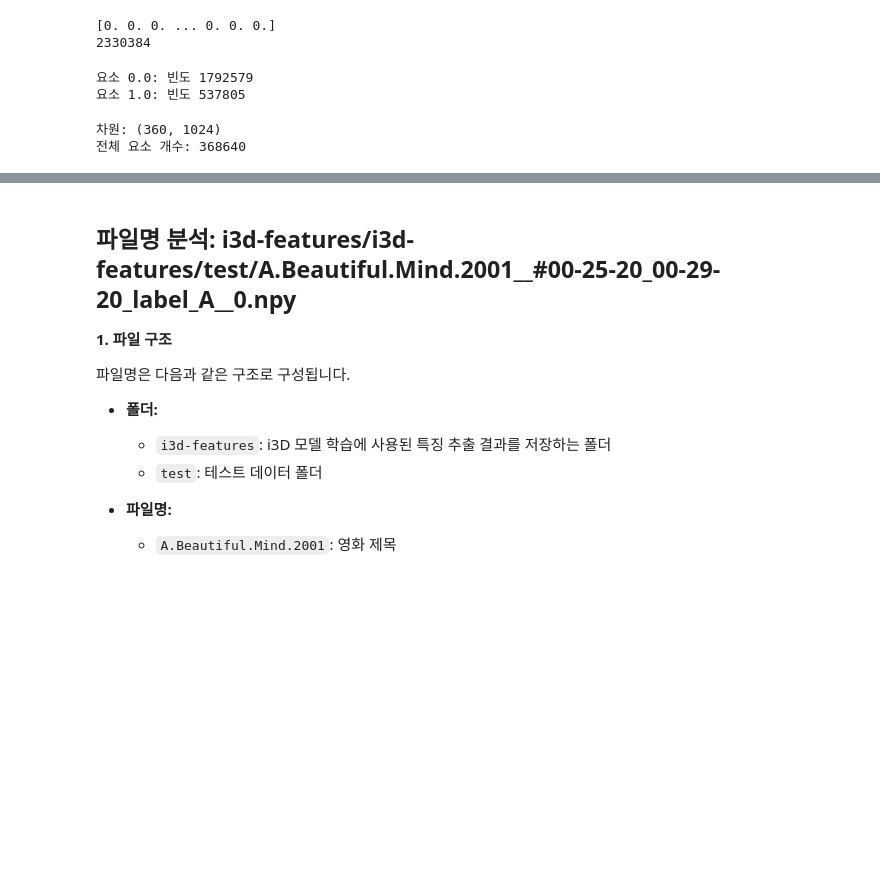
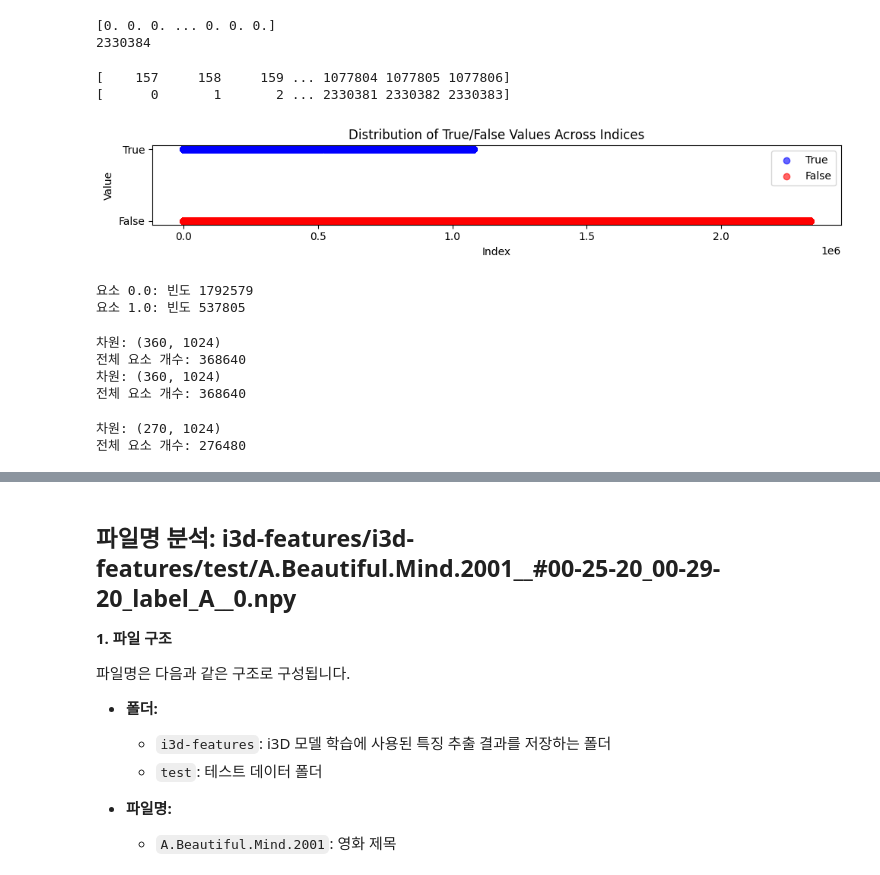
Before and after one commit to RealCVongE/BN-WVAD, a Jupyter notebook: EDA.ipynb, the cells around one changed output, grey strips where cells are left out. Saved outputs shown, nothing was run; the diff lists cells and outputs as text; code cells hidden in the pictures; blank space fills up the shorter version.

```diff
--- a/EDA.ipynb
+++ b/EDA.ipynb
@@ -61,6 +145,37 @@ print(len(data))
 # %% [output]
 [0. 0. 0. ... 0. 0. 0.]
 2330384
+# %%
+import numpy as np
+import matplotlib.pyplot as plt
+
+# .npy 파일 로드 (예시 데이터로 대체)
+data = np.load('frame_label/xd_gt.npy')
+
+# True와 False 값의 인덱스를 각각 찾기
+true_indices = np.where(data == 1.0)[0]
+false_indices = np.where(data == 0.0)[0]
+print(true_indices)
+print(false_indices)
+# 산점도를 이용해 True와 False 값 시각화
+plt.figure(figsize=(10, 2))  # 그래프 크기 설정
+plt.scatter(true_indices, np.ones_like(true_indices), color='blue', alpha=0.6, label='True')
+plt.scatter(false_indices, np.zeros_like(false_indices), color='red', alpha=0.6, label='False')
+
+# 레이블과 제목 추가
+plt.yticks([0, 1], ['False', 'True'])  # Y축에 True/False 레이블 지정
+plt.xlabel('Index')
+plt.ylabel('Value')
+plt.title('Distribution of True/False Values Across Indices')
+plt.legend()  # 범례 표시
+
+# 그래프 보여주기
+plt.tight_layout()  # 그래프 레이아웃 조정
+plt.show()
+# %% [output]
+[    157     158     159 ... 1077804 1077805 1077806]
+[      0       1       2 ... 2330381 2330382 2330383]
+[figure, added]
 # %%
 # Counter 객체 생성
 element_counts = Counter(data)
@@ -71,11 +186,43 @@ for element, count in element_counts.items():
 # %% [output]
 요소 0.0: 빈도 1792579
 요소 1.0: 빈도 537805
+# %%
+import numpy as np
+
+# .npy 파일의 경로를 지정합니다.
+file_path = 'i3d-features/i3d-features/test/A.Beautiful.Mind.2001__#00-25-20_00-29-20_label_A__0.npy'
+
+# 파일 로드
+data = np.load(file_path)
+
+# 데이터 출력
+dimensions = data.shape
+print(f"차원: {dimensions}")
+total_elements = np.size(data)
+print(f"전체 요소 개수: {total_elements}")
+import numpy as np
+
+# .npy 파일의 경로를 지정합니다.
+file_path = 'i3d-features/i3d-features/test/A.Beautiful.Mind.2001__#00-25-20_00-29-20_label_A__1.npy'
+
+# 파일 로드
+data = np.load(file_path)
+
+# 데이터 출력
+dimensions = data.shape
+print(f"차원: {dimensions}")
+total_elements = np.size(data)
+print(f"전체 요소 개수: {total_elements}")
+# %% [output]
+차원: (360, 1024)
+전체 요소 개수: 368640
+차원: (360, 1024)
+전체 요소 개수: 368640
 # %%
 import numpy as np
 
 # .npy 파일의 경로를 지정합니다.
-file_path = 'i3d-features/i3d-features/test/A.Beautiful.Mind.2001__#00-25-20_00-29-20_label_A__0.npy'
+file_path = 'i3d-features/i3d-features/test/v=VRn8Tc02TbU__#00-18-00_00-21-00_label_A__2.npy'
 
 # 파일 로드
 data = np.load(file_path)
@@ -86,5 +233,5 @@ print(f"차원: {dimensions}")
 total_elements = np.size(data)
 print(f"전체 요소 개수: {total_elements}")
 # %% [output]
-차원: (360, 1024)
-전체 요소 개수: 368640
+차원: (270, 1024)
+전체 요소 개수: 276480
```
Also changed, not shown: parts of 10 cells of this notebook, 23 other files.
